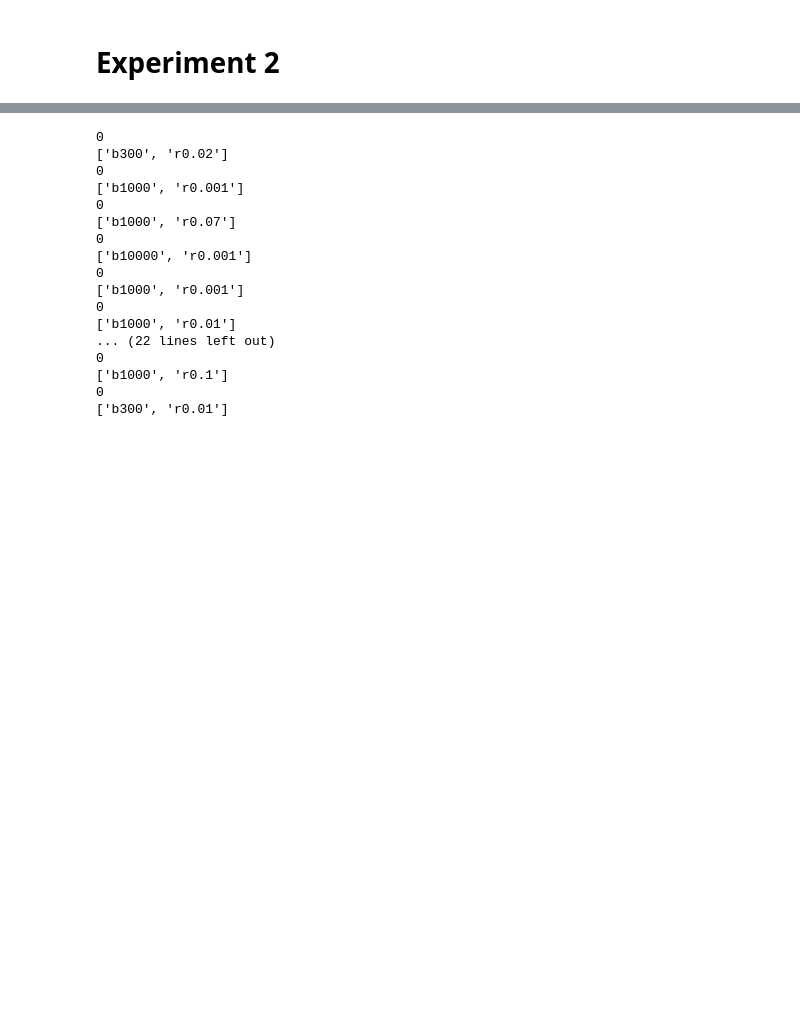
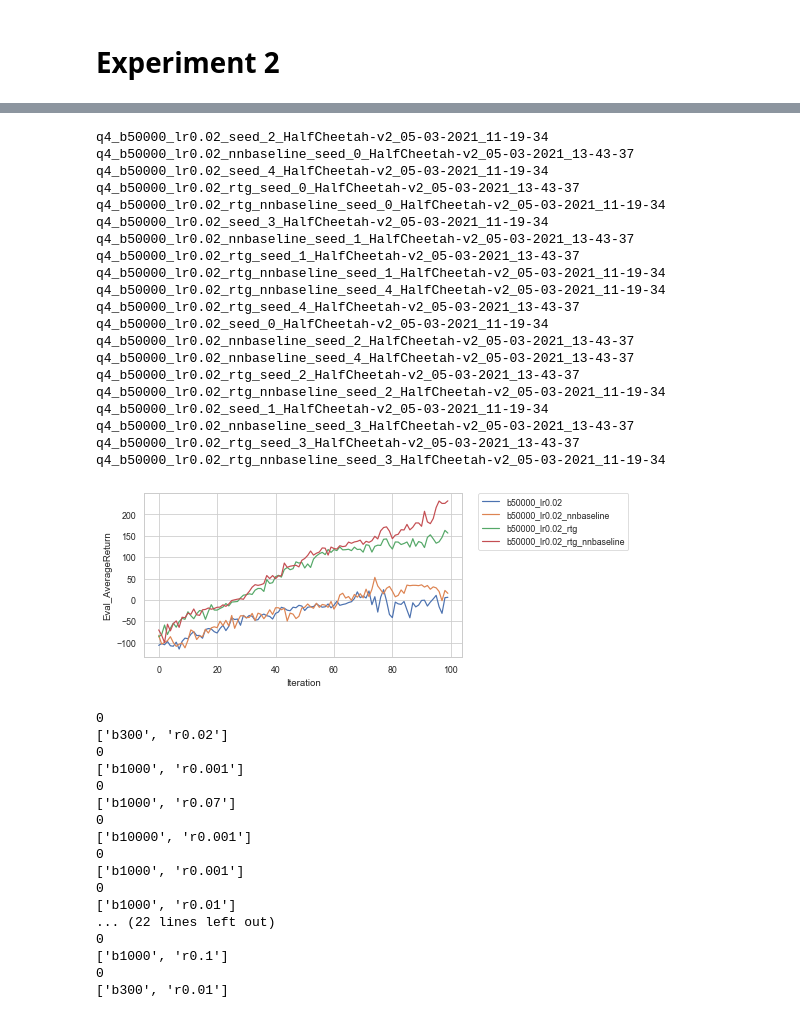
Before and after one commit to MinWang1997/CS285-Deep-Reinforcement-Learning, a Jupyter notebook: homework_fall2020-master/hw2/dataviz.ipynb, the cells around one changed output, grey strips where cells are left out. Saved outputs shown, nothing was run; the diff lists cells and outputs as text; code cells hidden in the pictures; blank space fills up the shorter version.

```diff
--- a/homework_fall2020-master/hw2/dataviz.ipynb
+++ b/homework_fall2020-master/hw2/dataviz.ipynb
@@ -295,3 +347,28 @@ q2_b300_r0.01_InvertedPendulum-v2_24-02-2021_12-12-52
+# %%
+data_q4_optimal = read_data('q4_b','HalfCheetah-v2')
+plot_return(data_q4_optimal, 'q4_b')
+# %% [output]
+q4_b50000_lr0.02_seed_2_HalfCheetah-v2_05-03-2021_11-19-34
+q4_b50000_lr0.02_nnbaseline_seed_0_HalfCheetah-v2_05-03-2021_13-43-37
+q4_b50000_lr0.02_seed_4_HalfCheetah-v2_05-03-2021_11-19-34
+q4_b50000_lr0.02_rtg_seed_0_HalfCheetah-v2_05-03-2021_13-43-37
+q4_b50000_lr0.02_rtg_nnbaseline_seed_0_HalfCheetah-v2_05-03-2021_11-19-34
+q4_b50000_lr0.02_seed_3_HalfCheetah-v2_05-03-2021_11-19-34
+q4_b50000_lr0.02_nnbaseline_seed_1_HalfCheetah-v2_05-03-2021_13-43-37
+q4_b50000_lr0.02_rtg_seed_1_HalfCheetah-v2_05-03-2021_13-43-37
+q4_b50000_lr0.02_rtg_nnbaseline_seed_1_HalfCheetah-v2_05-03-2021_11-19-34
+q4_b50000_lr0.02_rtg_nnbaseline_seed_4_HalfCheetah-v2_05-03-2021_11-19-34
+q4_b50000_lr0.02_rtg_seed_4_HalfCheetah-v2_05-03-2021_13-43-37
+q4_b50000_lr0.02_seed_0_HalfCheetah-v2_05-03-2021_11-19-34
+q4_b50000_lr0.02_nnbaseline_seed_2_HalfCheetah-v2_05-03-2021_13-43-37
+q4_b50000_lr0.02_nnbaseline_seed_4_HalfCheetah-v2_05-03-2021_13-43-37
+q4_b50000_lr0.02_rtg_seed_2_HalfCheetah-v2_05-03-2021_13-43-37
+q4_b50000_lr0.02_rtg_nnbaseline_seed_2_HalfCheetah-v2_05-03-2021_11-19-34
+q4_b50000_lr0.02_seed_1_HalfCheetah-v2_05-03-2021_11-19-34
+q4_b50000_lr0.02_nnbaseline_seed_3_HalfCheetah-v2_05-03-2021_13-43-37
+q4_b50000_lr0.02_rtg_seed_3_HalfCheetah-v2_05-03-2021_13-43-37
+q4_b50000_lr0.02_rtg_nnbaseline_seed_3_HalfCheetah-v2_05-03-2021_11-19-34
+[figure, added]
 # %%
 def read_q2_data():
     full_data = pd.DataFrame()
```
Also changed, not shown: parts of 9 cells of this notebook, 3 other files.
